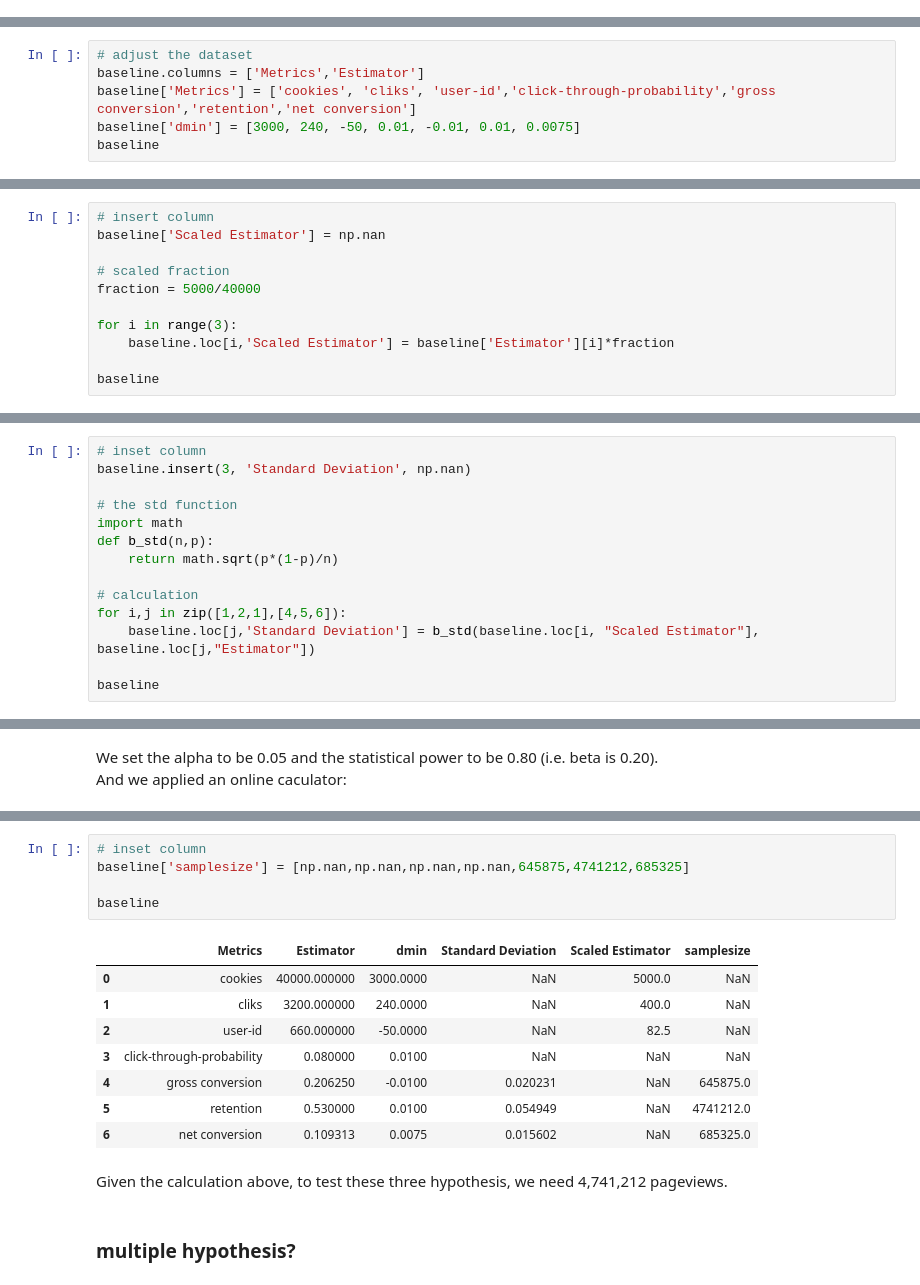
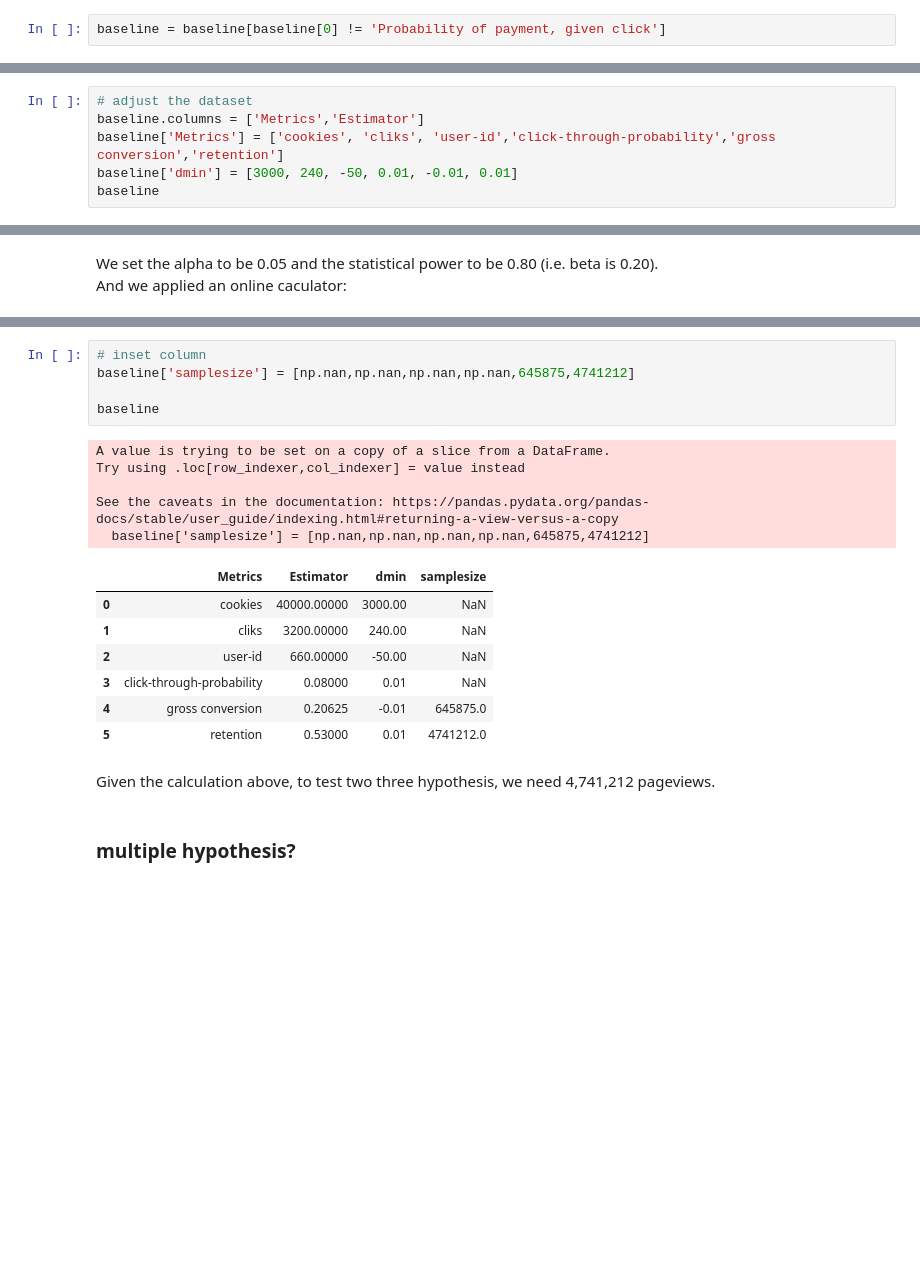
Before and after one commit to niranjan3321/Udacity-Free-Trial-Screener, a Jupyter notebook: AB_Test.ipynb, the cells around one changed output, grey strips where cells are left out. Cells and saved outputs as stored; diff of their text form; blank space fills up the shorter version.

Commit message:
metric changes

```diff
--- a/AB_Test.ipynb
+++ b/AB_Test.ipynb
@@ -117,3 +103,5 @@ baseline
 | 4 | Probability of enrolling, given c... | 0.206250 |
 | 5 | Probability of payment, given enr... | 0.530000 |
 | 6 | Probability of payment, given click | 0.109313 |
+# %%
+baseline = baseline[baseline[0] != 'Probability of payment, given click']
@@ -120,7 +118,7 @@ baseline
 # %%
 # adjust the dataset
 baseline.columns = ['Metrics','Estimator']
-baseline['Metrics'] = ['cookies', 'cliks', 'user-id','click-through-probability','gross conversion','retention','net conversion']
-baseline['dmin'] = [3000, 240, -50, 0.01, -0.01, 0.01, 0.0075]
+baseline['Metrics'] = ['cookies', 'cliks', 'user-id','click-through-probability','gross conversion','retention']
+baseline['dmin'] = [3000, 240, -50, 0.01, -0.01, 0.01]
 baseline
 # %% [output]
@@ -139,11 +141,0 @@ Since the sample size given by Udacity is n = 5000 cookies, we first need to sca
-# %%
-# insert column
-baseline['Scaled Estimator'] = np.nan
-
-# scaled fraction
-fraction = 5000/40000
-
-for i in range(3):
-    baseline.loc[i,'Scaled Estimator'] = baseline['Estimator'][i]*fraction
-
-baseline
@@ -186,14 +162,0 @@ In binomial distribution, **the standard deviation = sqrt(p(1-p)/n)**
-# %%
-# inset column
-baseline.insert(3, 'Standard Deviation', np.nan)
-
-# the std function
-import math
-def b_std(n,p):
-    return math.sqrt(p*(1-p)/n)
-
-# calculation
-for i,j in zip([1,2,1],[4,5,6]):
-    baseline.loc[j,'Standard Deviation'] = b_std(baseline.loc[i, "Scaled Estimator"], baseline.loc[j,"Estimator"])
-
-baseline
@@ -266,19 +205,23 @@ Therefore, we can calculate how many pageviews we need for each metric:
 # %%
 # inset column
-baseline['samplesize'] = [np.nan,np.nan,np.nan,np.nan,645875,4741212,685325]
+baseline['samplesize'] = [np.nan,np.nan,np.nan,np.nan,645875,4741212]
 
 baseline
 # %% [output]
+A value is trying to be set on a copy of a slice from a DataFrame.
+Try using .loc[row_indexer,col_indexer] = value instead
+
+See the caveats in the documentation: https://pandas.pydata.org/pandas-docs/stable/user_guide/indexing.html#returning-a-view-versus-a-copy
+  baseline['samplesize'] = [np.nan,np.nan,np.nan,np.nan,645875,4741212]
-|  | Metrics | Estimator | dmin | Standard Deviation | Scaled Estimator | samplesize |
-| 0 | cookies | 40000.000000 | 3000.0000 | NaN | 5000.0 | NaN |
-| 1 | cliks | 3200.000000 | 240.0000 | NaN | 400.0 | NaN |
-| 2 | user-id | 660.000000 | -50.0000 | NaN | 82.5 | NaN |
-| 3 | click-through-probability | 0.080000 | 0.0100 | NaN | NaN | NaN |
-| 4 | gross conversion | 0.206250 | -0.0100 | 0.020231 | NaN | 645875.0 |
-| 5 | retention | 0.530000 | 0.0100 | 0.054949 | NaN | 4741212.0 |
-| 6 | net conversion | 0.109313 | 0.0075 | 0.015602 | NaN | 685325.0 |
+|  | Metrics | Estimator | dmin | samplesize |
+| 0 | cookies | 40000.00000 | 3000.00 | NaN |
+| 1 | cliks | 3200.00000 | 240.00 | NaN |
+| 2 | user-id | 660.00000 | -50.00 | NaN |
+| 3 | click-through-probability | 0.08000 | 0.01 | NaN |
+| 4 | gross conversion | 0.20625 | -0.01 | 645875.0 |
+| 5 | retention | 0.53000 | 0.01 | 4741212.0 |
 # %% [markdown]
-Given the calculation above, to test these three hypothesis, we need 4,741,212 pageviews.
+Given the calculation above, to test two three hypothesis, we need 4,741,212 pageviews.
 # %% [markdown]
 ### multiple hypothesis?
 # %% [markdown]
```
Also changed, not shown: parts of 27 cells of this notebook.
